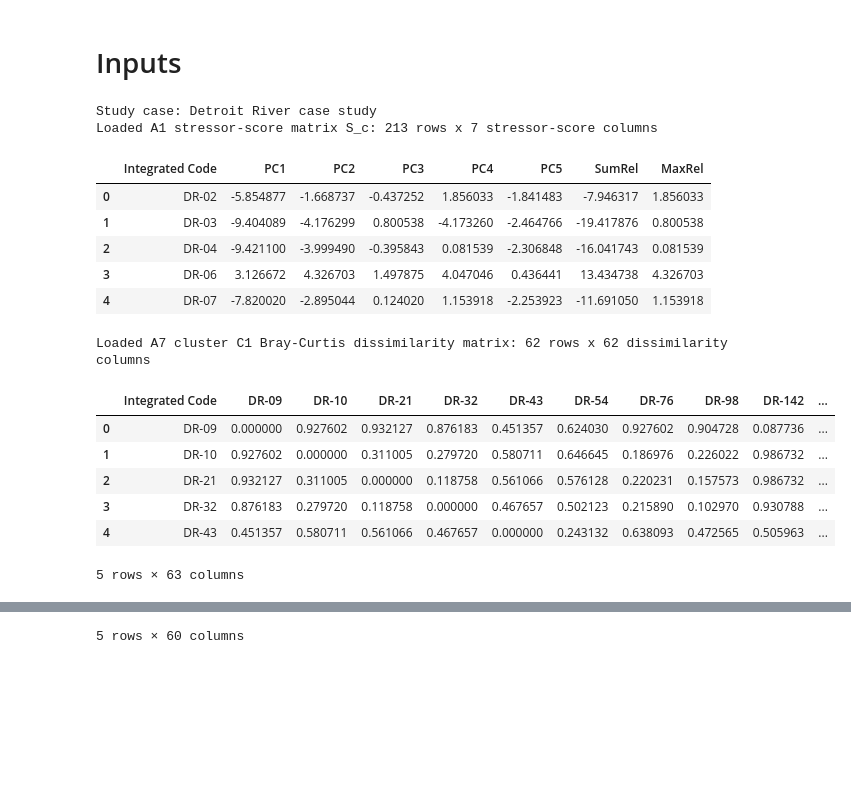
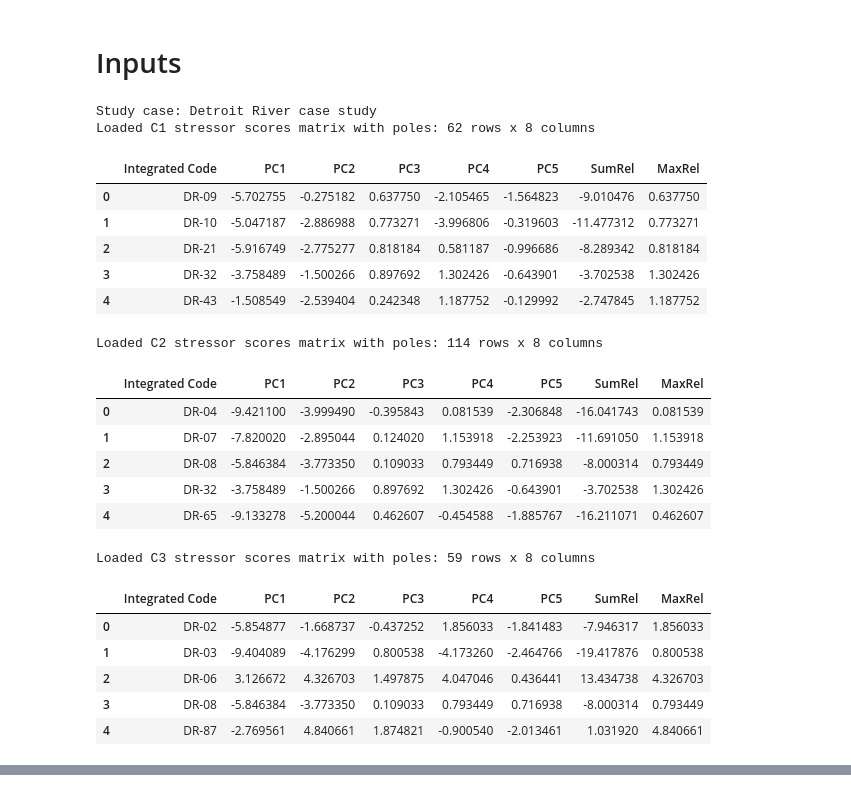
Before and after one commit to Gufeng-2002/thesisproject-codebase, a Jupyter notebook: codespace/notebooks/ch4_framework3.ipynb, the cells around one changed output, grey strips where cells are left out. Cells and saved outputs as stored; diff of their text form; code cells hidden in the pictures; blank space fills up the shorter version.

```diff
--- a/codespace/notebooks/ch4_framework3.ipynb
+++ b/codespace/notebooks/ch4_framework3.ipynb
@@ -3,58 +3,79 @@
 # %%
 from pathlib import Path
 import pandas as pd
 
 STUDY_CASE = "DR"
 SITE_ID_COLUMN = "Integrated Code"
+CONTAMINATION_SCORE = "SumRel"
 
 if STUDY_CASE == "DR":
     STUDY_CASE_LABEL = "Detroit River case study"
     CASE_ROOT_DIR = Path("../DetroitRiverCase")
 else:
     STUDY_CASE_LABEL = "Corridor case study"
     CASE_ROOT_DIR = Path("..")
 
 ARTIFACT_DIR = CASE_ROOT_DIR / "artifacts"
 RESULTS_DIR = CASE_ROOT_DIR / "results"
 FIGURE_DIR = CASE_ROOT_DIR / "figures"
 ARTIFACT_DIR.mkdir(parents=True, exist_ok=True)
 RESULTS_DIR.mkdir(parents=True, exist_ok=True)
 FIGURE_DIR.mkdir(parents=True, exist_ok=True)
 
-# Load the NMDS-derived Euclidean coordinates of sites over the clusters
-A8 = pd.read_excel(ARTIFACT_DIR / "A8_C1_bray_curtis_dissimilarity_matrix.xlsx")
-A9 = pd.read_excel(ARTIFACT_DIR / "A9_C2_bray_curtis_dissimilarity_matrix.xlsx")
-# Load the C3 NMDS-derived Euclidean coordinates if the study case is Detroit River.
+# Load the augmented stressor and scores matrices of clusters
 if STUDY_CASE == "DR":
-    A10 = pd.read_excel(ARTIFACT_DIR / "A10_C3_bray_curtis_dissimilarity_matrix.xlsx")
+    C1_S_c = pd.read_excel(ARTIFACT_DIR / "A8_C1_stressor_scores_matrix_with_poles.xlsx")
+    C2_S_c = pd.read_excel(ARTIFACT_DIR / "A9_C2_stressor_scores_matrix_with_poles.xlsx")
+    C3_S_c = pd.read_excel(ARTIFACT_DIR / "A10_C3_stressor_scores_matrix_with_poles.xlsx")
+else:
+    C1_S_c = pd.read_excel(ARTIFACT_DIR / "A7_C1_stressor_scores_matrix_with_poles.xlsx")
+    C2_S_c = pd.read_excel(ARTIFACT_DIR / "A8_C2_stressor_scores_matrix_with_poles.xlsx")
 
-# Load the A1 stressor-score matrix S_c
-A1 = pd.read_excel(ARTIFACT_DIR / "A1_stressors_and_scores.xlsx").reset_index(drop=True)
+# Load the DR case NMDS-derived Euclidean coordinates of sites over the clusters
+if STUDY_CASE == "DR":
+    C1_NMDS_euc_coordinates = pd.read_excel(ARTIFACT_DIR / "A14_C1_NMDS_Euc_configuration.xlsx")
+    C2_NMDS_euc_coordinates = pd.read_excel(ARTIFACT_DIR / "A15_C2_NMDS_Euc_configuration.xlsx")
+    C3_NMDS_euc_coordinates = pd.read_excel(ARTIFACT_DIR / "A16_C3_NMDS_Euc_configuration.xlsx")
+else:
+    # Load the corridor case NMDS-derived Euclidean coordinates of sites over the clusters
+    C1_NMDS_euc_coordinates = pd.read_excel(ARTIFACT_DIR / "A11_C1_NMDS_Euc_configuration.xlsx")
+    C2_NMDS_euc_coordinates = pd.read_excel(ARTIFACT_DIR / "A12_C2_NMDS_Euc_configuration.xlsx")
 
 print(f"Study case: {STUDY_CASE_LABEL}")
-print(f"Loaded A1 stressor-score matrix S_c: {A1.shape[0]} rows x {A1.shape[1] - 1} stressor-score columns")
-display(A1.head())
-print(f"Loaded A7 cluster C1 Bray-Curtis dissimilarity matrix: {A7.shape[0]} rows x {A7.shape[1] - 1} dissimilarity columns")
-display(A7.head())
-print(f"Loaded A8 cluster C2 Bray-Curtis dissimilarity matrix: {A8.shape[0]} rows x {A8.shape[1] - 1} dissimilarity columns")
-display(A8.head())
+print(f"Loaded C1 stressor scores matrix with poles: {C1_S_c.shape[0]} rows x {C1_S_c.shape[1]} columns")
+display(C1_S_c.head())
+print(f"Loaded C2 stressor scores matrix with poles: {C2_S_c.shape[0]} rows x {C2_S_c.shape[1]} columns")
+display(C2_S_c.head())
 if STUDY_CASE == "DR":
-    print(f"Loaded A9 cluster C3 Bray-Curtis dissimilarity matrix: {A9.shape[0]} rows x {A9.shape[1] - 1} dissimilarity columns")
-    display(A9.head())
+    print(f"Loaded C3 stressor scores matrix with poles: {C3_S_c.shape[0]} rows x {C3_S_c.shape[1]} columns")
+    display(C3_S_c.head())
+print(f"Loaded C1 NMDS-derived Euclidean coordinates: {C1_NMDS_euc_coordinates.shape[0]} rows x {C1_NMDS_euc_coordinates.shape[1]} columns")
+display(C1_NMDS_euc_coordinates.head())
+print(f"Loaded C2 NMDS-derived Euclidean coordinates: {C2_NMDS_euc_coordinates.shape[0]} rows x {C2_NMDS_euc_coordinates.shape[1]} columns")
+display(C2_NMDS_euc_coordinates.head())
+if STUDY_CASE == "DR":
+    print(f"Loaded C3 NMDS-derived Euclidean coordinates: {C3_NMDS_euc_coordinates.shape[0]} rows x {C3_NMDS_euc_coordinates.shape[1]} columns")
+    display(C3_NMDS_euc_coordinates.head())
 # %% [output]
 Study case: Detroit River case study
-Loaded A1 stressor-score matrix S_c: 213 rows x 7 stressor-score columns
+Loaded C1 stressor scores matrix with poles: 62 rows x 8 columns
 |  | Integrated Code | PC1 | PC2 | PC3 | PC4 | PC5 | SumRel | MaxRel |
-| 0 | DR-02 | -5.854877 | -1.668737 | -0.437252 | 1.856033 | -1.841483 | -7.946317 | 1.856033 |
-| 1 | DR-03 | -9.404089 | -4.176299 | 0.800538 | -4.173260 | -2.464766 | -19.417876 | 0.800538 |
-| 2 | DR-04 | -9.421100 | -3.999490 | -0.395843 | 0.081539 | -2.306848 | -16.041743 | 0.081539 |
-| 3 | DR-06 | 3.126672 | 4.326703 | 1.497875 | 4.047046 | 0.436441 | 13.434738 | 4.326703 |
-| 4 | DR-07 | -7.820020 | -2.895044 | 0.124020 | 1.153918 | -2.253923 | -11.691050 | 1.153918 |
+| 0 | DR-09 | -5.702755 | -0.275182 | 0.637750 | -2.105465 | -1.564823 | -9.010476 | 0.637750 |
+| 1 | DR-10 | -5.047187 | -2.886988 | 0.773271 | -3.996806 | -0.319603 | -11.477312 | 0.773271 |
+| 2 | DR-21 | -5.916749 | -2.775277 | 0.818184 | 0.581187 | -0.996686 | -8.289342 | 0.818184 |
+| 3 | DR-32 | -3.758489 | -1.500266 | 0.897692 | 1.302426 | -0.643901 | -3.702538 | 1.302426 |
+| 4 | DR-43 | -1.508549 | -2.539404 | 0.242348 | 1.187752 | -0.129992 | -2.747845 | 1.187752 |
-Loaded A7 cluster C1 Bray-Curtis dissimilarity matrix: 62 rows x 62 dissimilarity columns
+Loaded C2 stressor scores matrix with poles: 114 rows x 8 columns
-|  | Integrated Code | DR-09 | DR-10 | DR-21 | DR-32 | DR-43 | DR-54 | DR-76 | DR-98 | DR-142 | ... |
-| 0 | DR-09 | 0.000000 | 0.927602 | 0.932127 | 0.876183 | 0.451357 | 0.624030 | 0.927602 | 0.904728 | 0.087736 | ... |
-| 1 | DR-10 | 0.927602 | 0.000000 | 0.311005 | 0.279720 | 0.580711 | 0.646645 | 0.186976 | 0.226022 | 0.986732 | ... |
-| 2 | DR-21 | 0.932127 | 0.311005 | 0.000000 | 0.118758 | 0.561066 | 0.576128 | 0.220231 | 0.157573 | 0.986732 | ... |
-| 3 | DR-32 | 0.876183 | 0.279720 | 0.118758 | 0.000000 | 0.467657 | 0.502123 | 0.215890 | 0.102970 | 0.930788 | ... |
-| 4 | DR-43 | 0.451357 | 0.580711 | 0.561066 | 0.467657 | 0.000000 | 0.243132 | 0.638093 | 0.472565 | 0.505963 | ... |
+|  | Integrated Code | PC1 | PC2 | PC3 | PC4 | PC5 | SumRel | MaxRel |
+| 0 | DR-04 | -9.421100 | -3.999490 | -0.395843 | 0.081539 | -2.306848 | -16.041743 | 0.081539 |
+| 1 | DR-07 | -7.820020 | -2.895044 | 0.124020 | 1.153918 | -2.253923 | -11.691050 | 1.153918 |
+| 2 | DR-08 | -5.846384 | -3.773350 | 0.109033 | 0.793449 | 0.716938 | -8.000314 | 0.793449 |
+| 3 | DR-32 | -3.758489 | -1.500266 | 0.897692 | 1.302426 | -0.643901 | -3.702538 | 1.302426 |
+| 4 | DR-65 | -9.133278 | -5.200044 | 0.462607 | -0.454588 | -1.885767 | -16.211071 | 0.462607 |
-5 rows × 63 columns
+Loaded C3 stressor scores matrix with poles: 59 rows x 8 columns
+|  | Integrated Code | PC1 | PC2 | PC3 | PC4 | PC5 | SumRel | MaxRel |
+| 0 | DR-02 | -5.854877 | -1.668737 | -0.437252 | 1.856033 | -1.841483 | -7.946317 | 1.856033 |
+| 1 | DR-03 | -9.404089 | -4.176299 | 0.800538 | -4.173260 | -2.464766 | -19.417876 | 0.800538 |
+| 2 | DR-06 | 3.126672 | 4.326703 | 1.497875 | 4.047046 | 0.436441 | 13.434738 | 4.326703 |
+| 3 | DR-08 | -5.846384 | -3.773350 | 0.109033 | 0.793449 | 0.716938 | -8.000314 | 0.793449 |
+| 4 | DR-87 | -2.769561 | 4.840661 | 1.874821 | -0.900540 | -2.013461 | 1.031920 | 4.840661 |
@@ -76 +96,0 @@ Loaded A9 cluster C3 Bray-Curtis dissimilarity matrix: 59 rows x 59 dissimilarit
-5 rows × 60 columns
```
Also changed, not shown: parts of 9 cells of this notebook, 22 other files.
